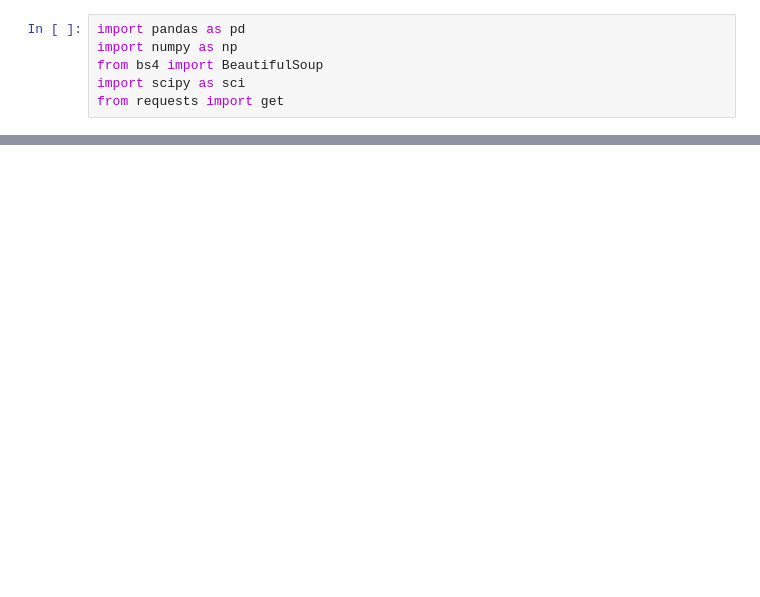
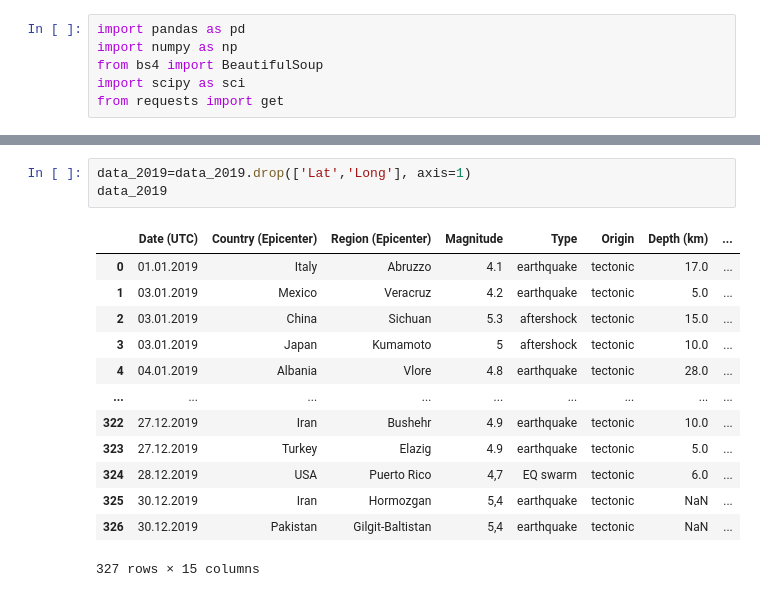
Before and after one commit to pmundot/Earthquakes, a Jupyter notebook: Past_data.ipynb, the cells around one changed output, grey strips where cells are left out. Cells and saved outputs as stored; diff of their text form; blank space fills up the shorter version.

```diff
--- a/Past_data.ipynb
+++ b/Past_data.ipynb
@@ -8,0 +44,17 @@ past=pd.read_excel('Earthquake raw data.xlsx')
+# %%
+data_2019=data_2019.drop(['Lat','Long'], axis=1)
+data_2019
+# %% [output]
+|  | Date (UTC) | Country (Epicenter) | Region (Epicenter) | Magnitude | Type | Origin | Depth (km) | ... |
+| 0 | 01.01.2019 | Italy | Abruzzo | 4.1 | earthquake | tectonic | 17.0 | ... |
+| 1 | 03.01.2019 | Mexico | Veracruz | 4.2 | earthquake | tectonic | 5.0 | ... |
+| 2 | 03.01.2019 | China | Sichuan | 5.3 | aftershock | tectonic | 15.0 | ... |
+| 3 | 03.01.2019 | Japan | Kumamoto | 5 | aftershock | tectonic | 10.0 | ... |
+| 4 | 04.01.2019 | Albania | Vlore | 4.8 | earthquake | tectonic | 28.0 | ... |
+| ... | ... | ... | ... | ... | ... | ... | ... | ... |
+| 322 | 27.12.2019 | Iran | Bushehr | 4.9 | earthquake | tectonic | 10.0 | ... |
+| 323 | 27.12.2019 | Turkey | Elazig | 4.9 | earthquake | tectonic | 5.0 | ... |
+| 324 | 28.12.2019 | USA | Puerto Rico | 4,7 | EQ swarm | tectonic | 6.0 | ... |
+| 325 | 30.12.2019 | Iran | Hormozgan | 5,4 | earthquake | tectonic | NaN | ... |
+| 326 | 30.12.2019 | Pakistan | Gilgit-Baltistan | 5,4 | earthquake | tectonic | NaN | ... |
+327 rows × 15 columns
```
Also changed, not shown: parts of 13 cells of this notebook, 5 other files.
